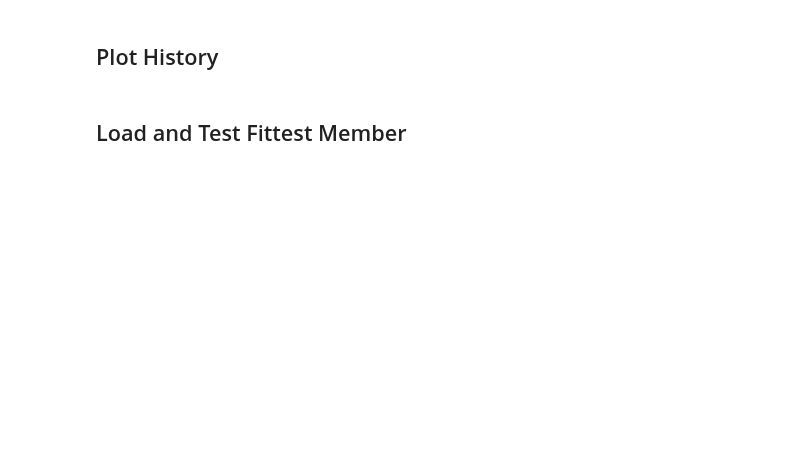
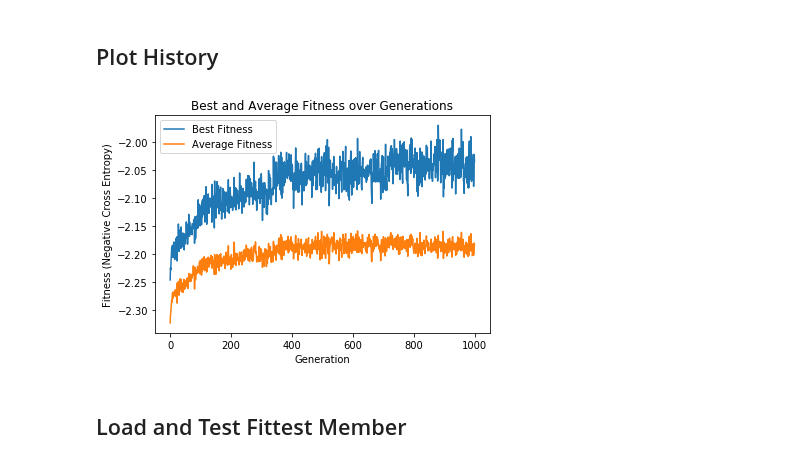
Before and after one commit to Avuerro/NaturalComputing, a Jupyter notebook: Project/NEAT-MNIST.ipynb, the cells around one changed output. Drawn from its saved outputs; the diff is of its cells as text; code cells hidden in the pictures; blank space fills up the shorter version.

```diff
--- a/Project/NEAT-MNIST.ipynb
+++ b/Project/NEAT-MNIST.ipynb
@@ -234,11 +252,13 @@ avg_fitness = history[:,1]
 # %%
 plt.plot(best_fitness, label = 'Best Fitness')
 plt.plot(avg_fitness, label = 'Average Fitness')
 plt.title('Best and Average Fitness over Generations')
 plt.xlabel('Generation')
-plt.ylabel('Fitness (Accuracy)')
+plt.ylabel('Fitness (Negative Cross Entropy)')
 plt.legend()
 plt.show()
+# %% [output]
+[figure, added]
 # %% [markdown]
 ## Load and Test Fittest Member
 # %%
```
Also changed, not shown: parts of 12 cells of this notebook, 13 other files.
